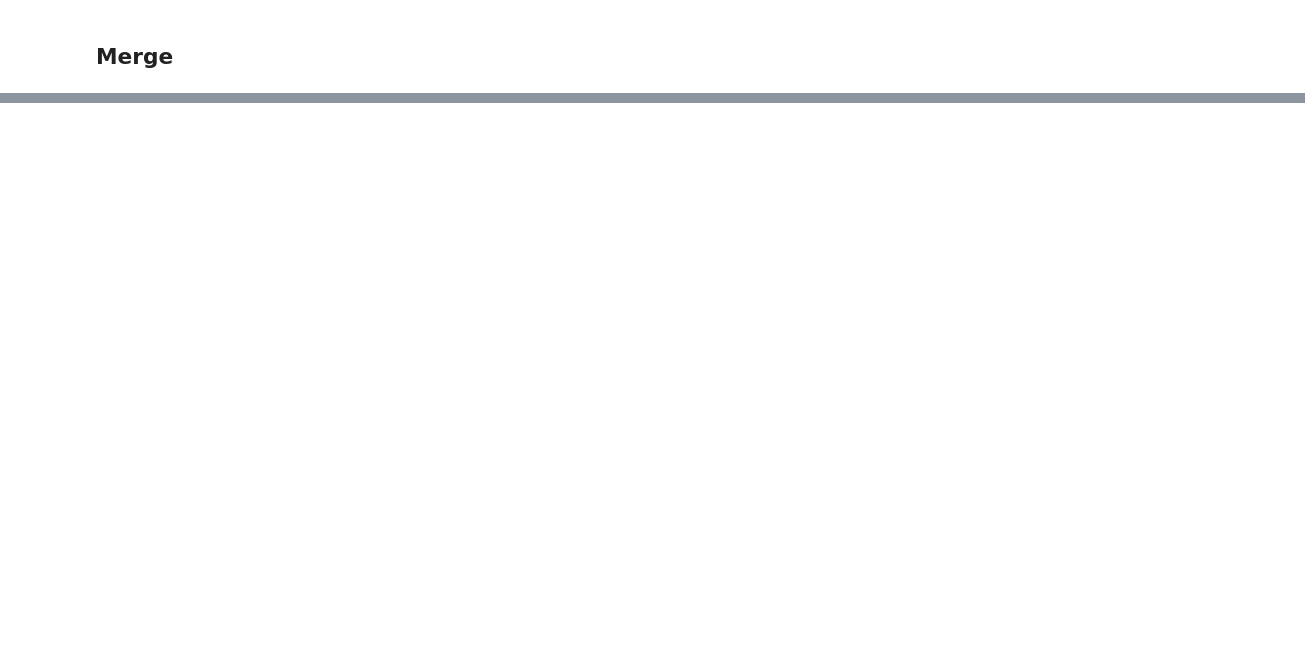
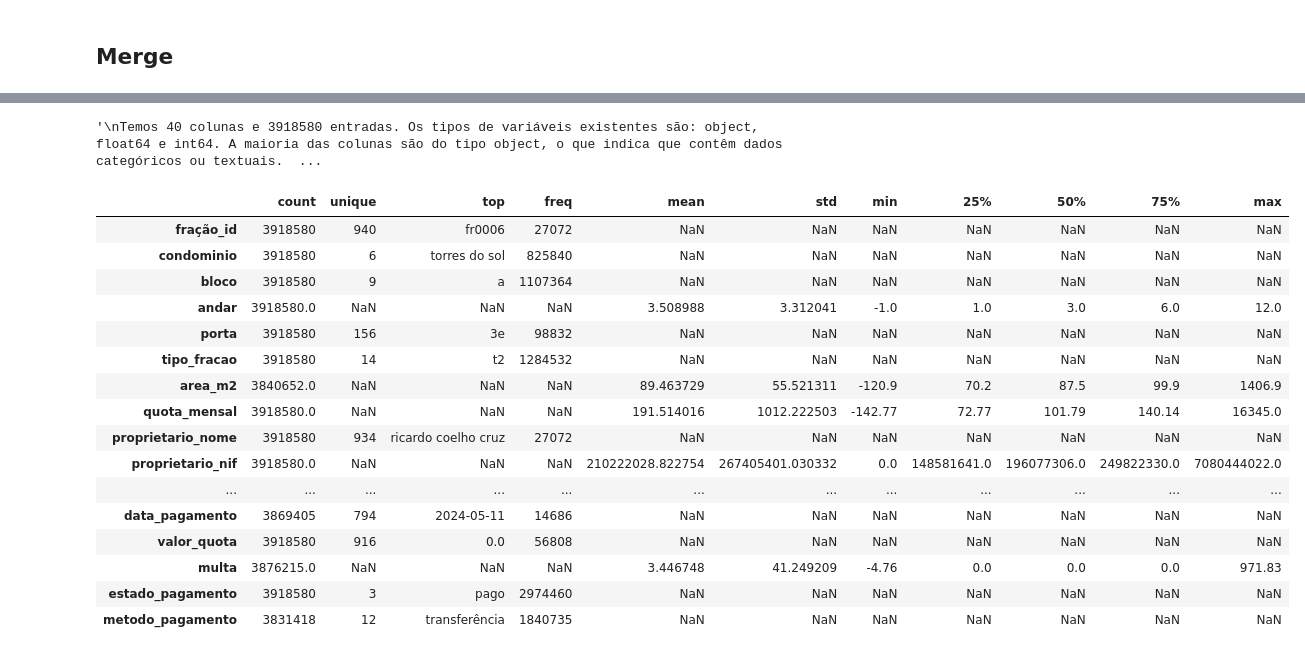
Before and after one commit to andrezenhaf3/GRUPO_1_IA, a Jupyter notebook: pl01_grupo1.ipynb, the cells around one changed output, grey strips where cells are left out. Saved outputs shown, nothing was run; the diff lists cells and outputs as text; code cells hidden in the pictures; blank space fills up the shorter version.

```diff
--- a/pl01_grupo1.ipynb
+++ b/pl01_grupo1.ipynb
@@ -464,0 +558,3 @@ Validamos que já não existem duplicados no dataset pagamentos_quotas_clean.
+# %%
+df3['estado_y'] = df3['estado_y'].replace(['pago', 'pg', 'paid'], 'pago')
+df3['estado_y'] = df3['estado_y'].replace(['em atraso', 'atraso', 'atrasado'], 'em atraso')
@@ -464,0 +586,2 @@ Validamos que já não existem duplicados no dataset pagamentos_quotas_clean.
+# %%
+df3['estado_x']= df3['estado_x'].replace(['concluído', 'concluido'], 'concluído')
@@ -464,0 +598,2 @@ Validamos que já não existem duplicados no dataset pagamentos_quotas_clean.
+# %%
+df3=df3.rename(columns={'estado_y': 'estado_pagamento', 'estado_x': 'estado_manutencao'})
@@ -464,0 +630,2 @@ Validamos que já não existem duplicados no dataset pagamentos_quotas_clean.
+# %%
+df_final=df3.copy()
@@ -464,0 +656,29 @@ Validamos que já não existem duplicados no dataset pagamentos_quotas_clean.
+# %%
+"""
+Temos 40 colunas e 3918580 entradas. Os tipos de variáveis existentes são: object, float64 e int64.
+A maioria das colunas são do tipo object, o que indica que contêm dados categóricos ou textuais.
+Existem também algumas colunas numéricas, como area_m2, quota_mensal, valor_aquisicao, custo_total, valor_quota e multa, que são do tipo float64.
+Além disso, temos colunas do tipo int64, como fração_id, manutenção_id, ocorrência_id e pagamento_id, que são identificadores únicos para cada registro.
+"""
+# %% [output]
+'\nTemos 40 colunas e 3918580 entradas. Os tipos de variáveis existentes são: object, float64 e int64. A maioria das colunas são do tipo object, o que indica que contêm dados categóricos ou textuais.  ...
+# %%
+df_final.describe(include='all').T
+# %% [output]
+|  | count | unique | top | freq | mean | std | min | 25% | 50% | 75% | max |
+| fração_id | 3918580 | 940 | fr0006 | 27072 | NaN | NaN | NaN | NaN | NaN | NaN | NaN |
+| condominio | 3918580 | 6 | torres do sol | 825840 | NaN | NaN | NaN | NaN | NaN | NaN | NaN |
+| bloco | 3918580 | 9 | a | 1107364 | NaN | NaN | NaN | NaN | NaN | NaN | NaN |
+| andar | 3918580.0 | NaN | NaN | NaN | 3.508988 | 3.312041 | -1.0 | 1.0 | 3.0 | 6.0 | 12.0 |
+| porta | 3918580 | 156 | 3e | 98832 | NaN | NaN | NaN | NaN | NaN | NaN | NaN |
+| tipo_fracao | 3918580 | 14 | t2 | 1284532 | NaN | NaN | NaN | NaN | NaN | NaN | NaN |
+| area_m2 | 3840652.0 | NaN | NaN | NaN | 89.463729 | 55.521311 | -120.9 | 70.2 | 87.5 | 99.9 | 1406.9 |
+| quota_mensal | 3918580.0 | NaN | NaN | NaN | 191.514016 | 1012.222503 | -142.77 | 72.77 | 101.79 | 140.14 | 16345.0 |
+| proprietario_nome | 3918580 | 934 | ricardo coelho cruz | 27072 | NaN | NaN | NaN | NaN | NaN | NaN | NaN |
+| proprietario_nif | 3918580.0 | NaN | NaN | NaN | 210222028.822754 | 267405401.030332 | 0.0 | 148581641.0 | 196077306.0 | 249822330.0 | 7080444022.0 |
+| ... | ... | ... | ... | ... | ... | ... | ... | ... | ... | ... | ... |
+| data_pagamento | 3869405 | 794 | 2024-05-11 | 14686 | NaN | NaN | NaN | NaN | NaN | NaN | NaN |
+| valor_quota | 3918580 | 916 | 0.0 | 56808 | NaN | NaN | NaN | NaN | NaN | NaN | NaN |
+| multa | 3876215.0 | NaN | NaN | NaN | 3.446748 | 41.249209 | -4.76 | 0.0 | 0.0 | 0.0 | 971.83 |
+| estado_pagamento | 3918580 | 3 | pago | 2974460 | NaN | NaN | NaN | NaN | NaN | NaN | NaN |
+| metodo_pagamento | 3831418 | 12 | transferência | 1840735 | NaN | NaN | NaN | NaN | NaN | NaN | NaN |
```
Also changed, not shown: parts of 23 cells of this notebook.
